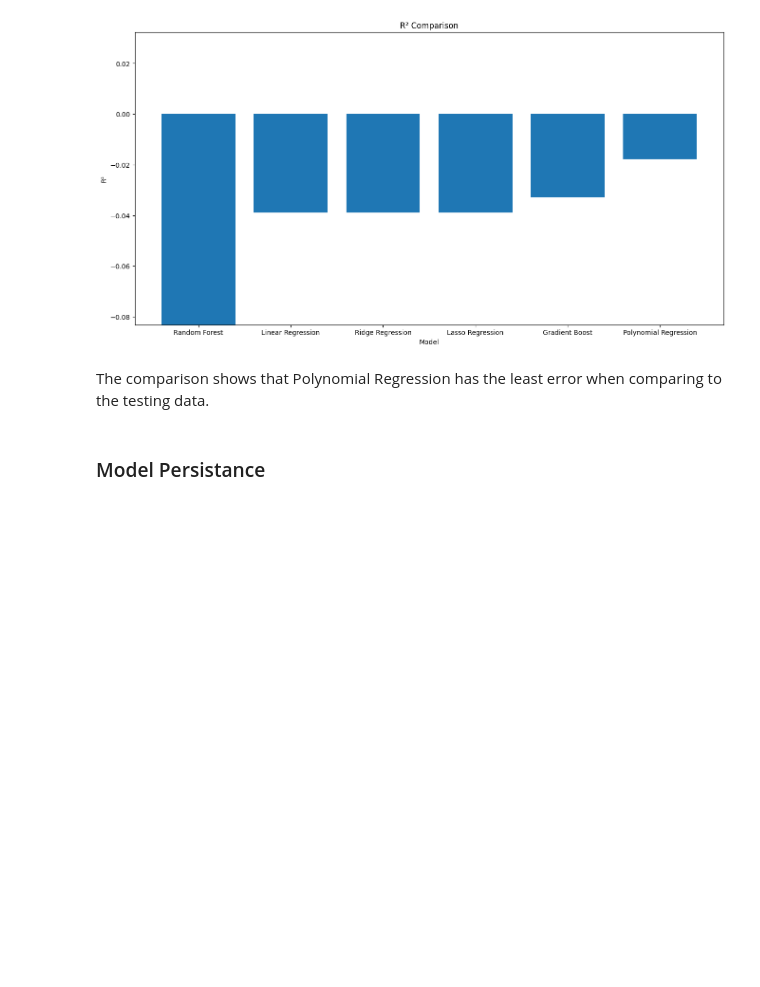
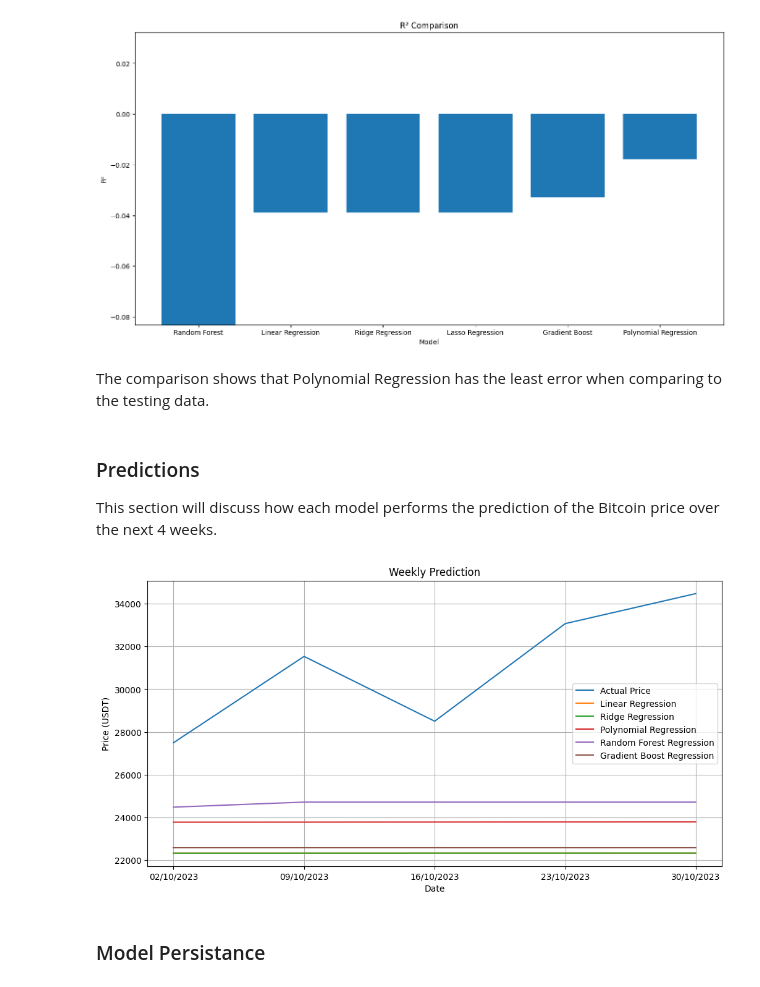
Before and after one commit to deeckn/bitcoin-predictions, a Jupyter notebook: main.ipynb, the cells around one changed output. Saved outputs shown, nothing was run; the diff lists cells and outputs as text; code cells hidden in the pictures; blank space fills up the shorter version.

```diff
--- a/main.ipynb
+++ b/main.ipynb
@@ -354,3 +378,18 @@ Mean Squared Error (MSE): 203866819.34
 Mean Absolute Error (MAE): 12159.92
 R-squared (R2): -0.02
 [figure]
+# %%
+from sklearn.preprocessing import PolynomialFeatures
+import numpy as np
+
+X = interval_df_1w["CloseTimestamp"].values.astype(int).reshape(-1, 1)
+y = interval_df_1w["ClosePrice"]
+X_train, _, y_train, _ = train_test_split(X, y, test_size=0.25, random_state=RANDOM_STATE)
+
+poly = PolynomialFeatures(degree=2)
+poly.fit_transform(X_train)
+timestamps_poly = poly.transform(np.array([1696204799, 1696809599, 1697414399]).reshape(-1, 1))
+
+predictions = trained_poly_regression_1w.predict(timestamps_poly)
+
+predictions
@@ -564,6 +605,39 @@ plt.show()
 [figure]
 # %% [markdown]
 The comparison shows that Polynomial Regression has the least error when comparing to the testing data.
+# %% [markdown]
+### Predictions
+This section will discuss how each model performs the prediction of the Bitcoin price over the next 4 weeks.
+# %%
+dates = ["02/10/2023", "09/10/2023", "16/10/2023", "23/10/2023", "30/10/2023"]
+actual_prices = [27494.51, 31534.75, 28500.78, 33069.99, 34474.73]
+timestamps = [[1696204800], [1696809600], [1697414400], [1698019200], [1698624000]]
+
+timestamps_poly = poly.transform(np.array([1696204800, 1696809600, 1697414400, 1698019200, 1698624000]).reshape(-1, 1))
+
+linear_predictions = trained_linear_regression_1w.predict(timestamps)
+ridge_predictions = trained_ridge_regression_1w.predict(timestamps)
+lasso_predictions = trained_lasso_regression_1w.predict(timestamps)
+polynomial_predictions = trained_poly_regression_1w.predict(timestamps_poly)
+random_forest_predictions = trained_random_forest_1w.predict(timestamps)
+gradient_boost_predictions = trained_gradient_boost_1w.predict(timestamps)
+
+plt.figure(figsize=(12, 6))
+plt.plot(dates, actual_prices, label='Actual Price')
+plt.plot(dates, linear_predictions, label='Linear Regression')
+plt.plot(dates, ridge_predictions, label='Ridge Regression')
+plt.plot(dates, polynomial_predictions, label='Polynomial Regression')
+plt.plot(dates, random_forest_predictions, label='Random Forest Regression')
+plt.plot(dates, gradient_boost_predictions, label='Gradient Boost Regression')
+
+plt.xlabel("Date")
+plt.ylabel("Price (USDT)")
+plt.title("Weekly Prediction")
+plt.legend()
+plt.grid(True)
+plt.show()
+# %% [output]
+[figure, added]
 # %% [markdown]
 ### Model Persistance
 # %%
```
Also changed, not shown: parts of 8 cells of this notebook.
